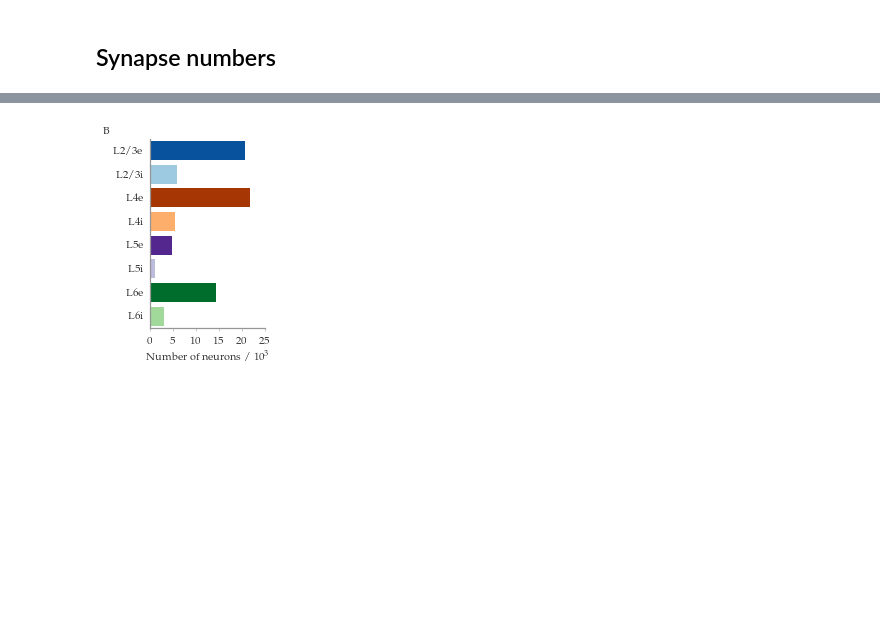
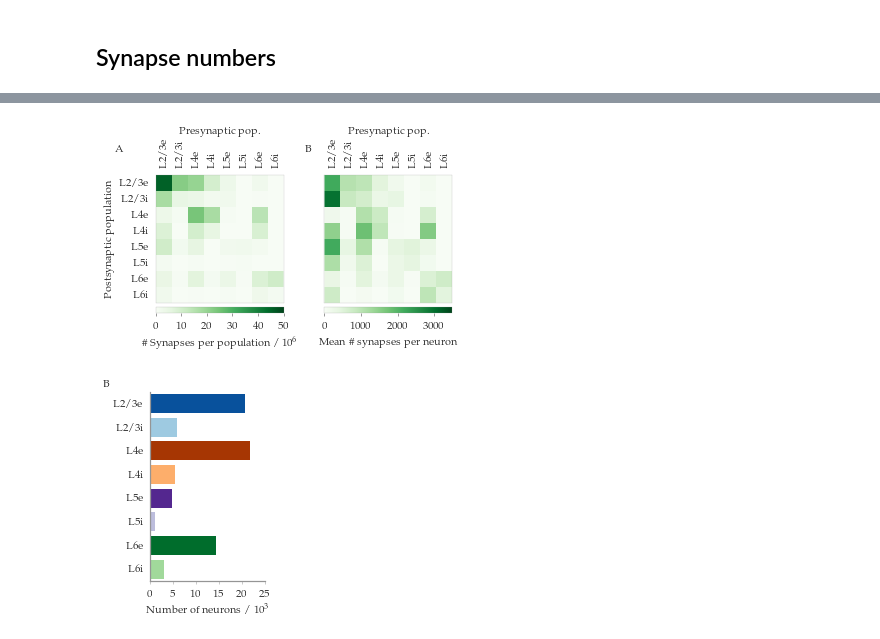
Before and after one commit to frschu/microcircuit, a Jupyter notebook: analysis/model_validation.ipynb, the cells around one changed output, grey strips where cells are left out. Cells and saved outputs as stored; diff of their text form; code cells hidden in the pictures; blank space fills up the shorter version.

```diff
--- a/analysis/model_validation.ipynb
+++ b/analysis/model_validation.ipynb
@@ -20,8 +20,8 @@ import model_class; reload(model_class)
 
 %matplotlib inline
 
-save_fig = True
-figure_path = os.path.join(".", "figures")
+save_fig = style.save_fig
+figure_path = style.figure_path
 
 reverse_order = True # do analysis such that plots resemble those of the paper (starting with L6i)
 colors = style.colors
@@ -126,3 +71,71 @@ if save_fig:
+# %%
+model = model_class.model()
+
+# Figure
+fig = plt.figure()
+fig.set_size_inches(style.figsize[0], style.figsize[1])
+#ax0 = hf.add_subplot(fig, n_rows_cols=(1, 3), index_row_col=(0, 0), rowspan=1, colspan=1)
+ax1 = hf.add_subplot(fig, n_rows_cols=(1, 2), index_row_col=(0, 0), rowspan=1, colspan=1)
+ax2 = hf.add_subplot(fig, n_rows_cols=(1, 2), index_row_col=(0, 1), rowspan=1, colspan=1)
+
+# ######################################################
+# # Connection probabilities
+# ######################################################
+# conn_probs = np.array(
+#             [[0.1009, 0.1689, 0.0437, 0.0818, 0.0323, 0.    , 0.0076, 0.    ],
+#              [0.1346, 0.1371, 0.0316, 0.0515, 0.0755, 0.    , 0.0042, 0.    ],
+#              [0.0077, 0.0059, 0.0497, 0.135 , 0.0067, 0.0003, 0.0453, 0.    ],
+#              [0.0691, 0.0029, 0.0794, 0.1597, 0.0033, 0.    , 0.1057, 0.    ],
+#              [0.1004, 0.0622, 0.0505, 0.0057, 0.0831, 0.3726, 0.0204, 0.    ],
+#              [0.0548, 0.0269, 0.0257, 0.0022, 0.06  , 0.3158, 0.0086, 0.    ],
+#              [0.0156, 0.0066, 0.0211, 0.0166, 0.0572, 0.0197, 0.0396, 0.2252],
+#              [0.0364, 0.001 , 0.0034, 0.0005, 0.0277, 0.008 , 0.0658, 0.1443]])
+# data = conn_probs
+# cbar_label = "Connection probability"
+# cbar_format= None
+# clim        = (0, 0.5)
+# cbar_ticks  = np.arange(0, 0.6, 0.1)
+# plot_heatmap(ax0, data, model, cbar_label, cbar_format, clim, cbar_ticks)
+
+######################################################
+# Total synapse numbers
+######################################################
+data = model.C_ab * 1e-6
+cbar_label  = "\# Synapses per population / $10^{6}$"
+cbar_format = "%i"
+clim        = (0, 50)
+cbar_ticks  = np.arange(0, 60, 10)
+plot_heatmap(ax1, data, model, cbar_label, cbar_format, clim, cbar_ticks)
+
+######################################################
+# Synapse numbers per neuron
+######################################################
+data = (model.C_ab.T / (model.n_neurons * model.area)).T
+cbar_label  = "Mean \# synapses per neuron"
+cbar_format = "%i"
+clim        = (0, 3500)
+cbar_ticks  = np.arange(0, 4000, 1000)
+plot_heatmap(ax2, data, model, cbar_label, cbar_format, clim, cbar_ticks)
+
+# y ticks
+ticks=np.arange(0.5, 8., 1)
+label_populations = hf.rlbl(model.populations)
+ax1.yaxis.set_tick_params(labelbottom='on')
+ax1.set_ylabel('Postsynaptic population')
+ax1.set_yticks(ticks)
+ax1.set_yticklabels(label_populations[::-1])
+
+# Plot labels
+ax1.text(-0.25, 1.25, 'A', transform=ax1.transAxes,
+        fontsize=style.fontsize_labels_title, fontweight='bold', va='top', ha='right')
+ax2.text(-0.1, 1.25, 'B', transform=ax2.transAxes,
+        fontsize=style.fontsize_labels_title, fontweight='bold', va='top', ha='right')
+
+fig_name    = "syn_numbers"
+if save_fig:
+    hf.saving_fig(fig, figure_path, fig_name, verbose=False)
+# %% [output]
+[figure, added]
 # %%
 ######################################################
 # Population size
```
Also changed, not shown: parts of 7 cells of this notebook, 13 other files.
